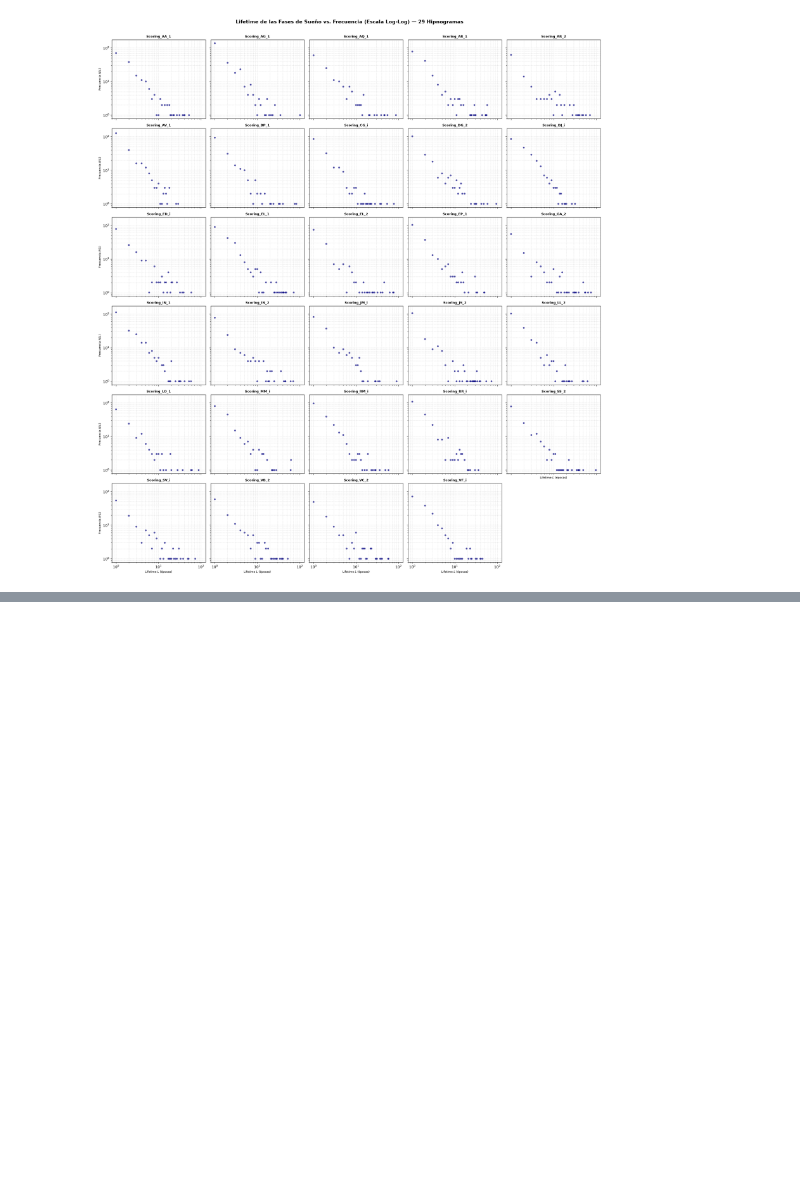
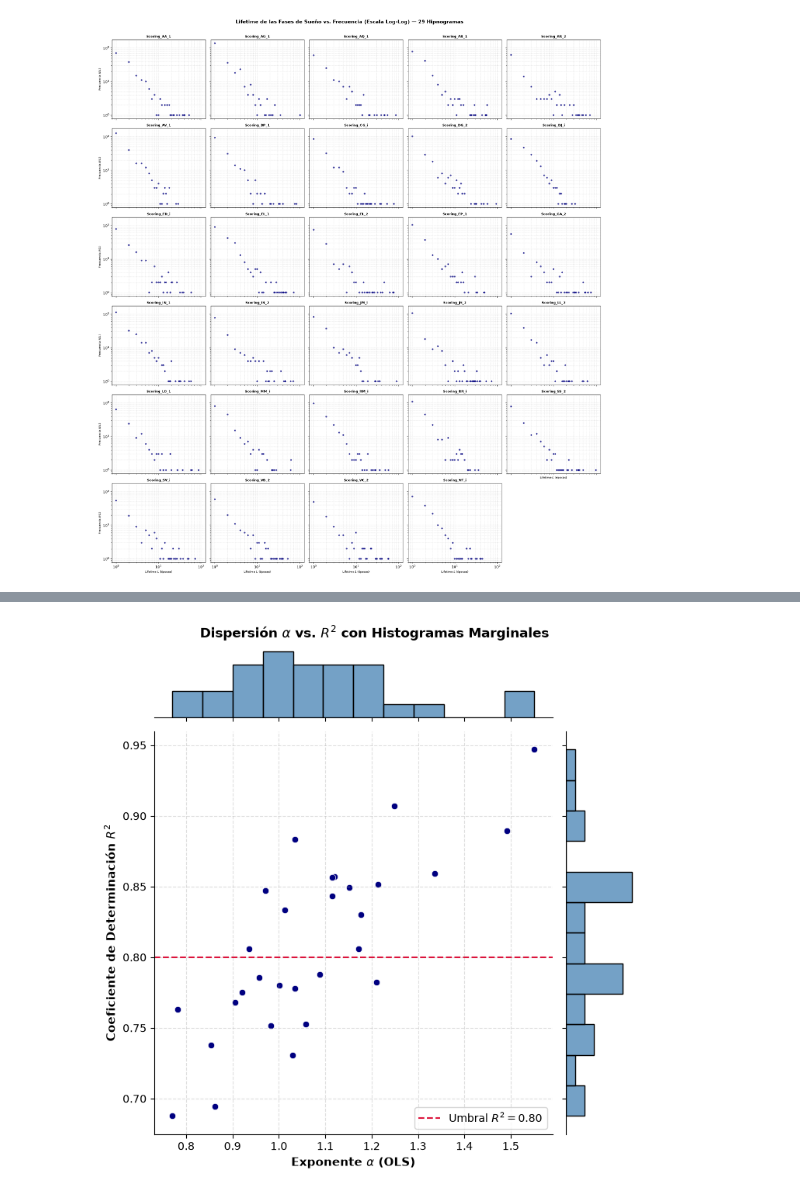
Before and after one commit to kao05/DS_ComplexSystem, a Jupyter notebook: Hipnogramas/Kevin_Vargas_Flores_Power_Law_Symbolic_Analysis.ipynb, the cells around one changed output, grey strips where cells are left out. Saved outputs shown, nothing was run; the diff lists cells and outputs as text; code cells hidden in the pictures; blank space fills up the shorter version.

```diff
--- a/Hipnogramas/Kevin_Vargas_Flores_Power_Law_Symbolic_Analysis.ipynb
+++ b/Hipnogramas/Kevin_Vargas_Flores_Power_Law_Symbolic_Analysis.ipynb
@@ -171,0 +387,27 @@ plt.show()
+# %%
+# Crear gráfico de dispersión con distribuciones marginales
+g = sns.jointplot(
+    data=df_ols,
+    x='alpha_ols',
+    y='r2',
+    kind='scatter',
+    color='navy',
+    height=7,
+    marginal_kws=dict(bins=12, fill=True, color='steelblue')
+)
+
+# Añadir línea punteada horizontal en el umbral crítico de R^2 = 0.80
+g.ax_joint.axhline(0.80, color='crimson', linestyle='--', linewidth=1.5, label='Umbral $R^2 = 0.80$')
+
+# Formato de ejes y leyenda
+g.ax_joint.set_xlabel(r'Exponente $\alpha$ (OLS)', fontsize=11, fontweight='bold')
+g.ax_joint.set_ylabel(r'Coeficiente de Determinación $R^2$', fontsize=11, fontweight='bold')
+g.ax_joint.grid(True, linestyle='--', alpha=0.4)
+g.ax_joint.legend(loc='lower right', fontsize=10)
+
+g.fig.suptitle(r'Dispersión $\alpha$ vs. $R^2$ con Histogramas Marginales', y=1.02, fontsize=12, fontweight='bold')
+
+
+plt.show()
+# %% [output]
+[figure, added]
```
Also changed, not shown: parts of 14 cells of this notebook, 1 other file.
